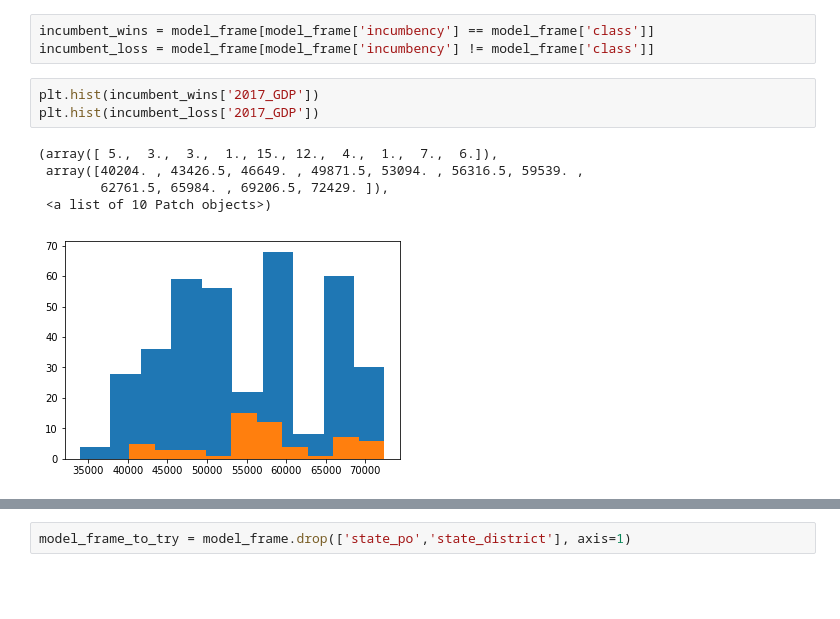
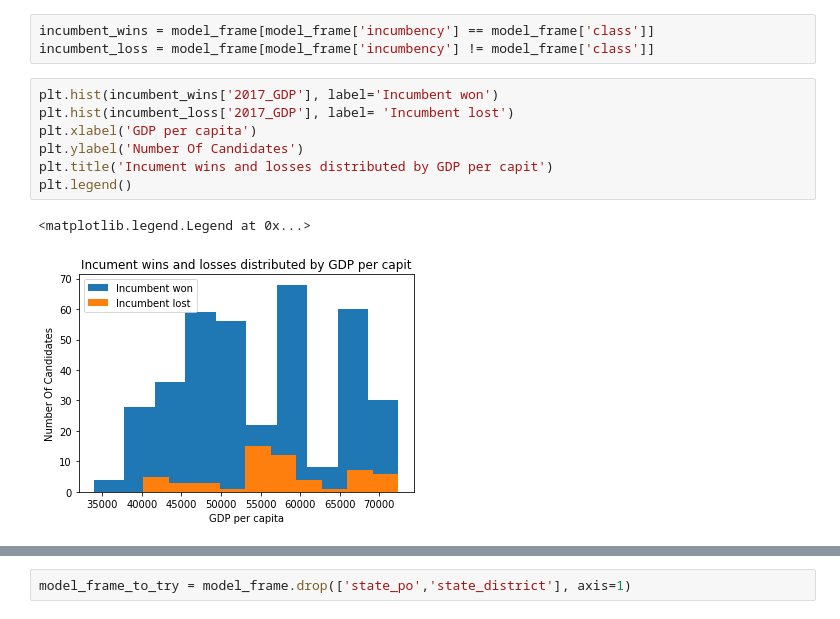
Before and after one commit to Abelay02/CS109a-Final-Project, a Jupyter notebook: Final Project some EDA standard predictors.ipynb, the cells around one changed output, grey strips where cells are left out. Saved outputs shown, nothing was run; the diff lists cells and outputs as text; blank space fills up the shorter version.

Commit message:
Added some more visualizations

```diff
--- a/Final Project some EDA standard predictors.ipynb
+++ b/Final Project some EDA standard predictors.ipynb
@@ -225,12 +236,13 @@ model_frame
 # %%
 incumbent_wins = model_frame[model_frame['incumbency'] == model_frame['class']]
 incumbent_loss = model_frame[model_frame['incumbency'] != model_frame['class']]
-# %%
-plt.hist(incumbent_wins['2017_GDP'])
-plt.hist(incumbent_loss['2017_GDP'])
-# %% [output]
-(array([ 5.,  3.,  3.,  1., 15., 12.,  4.,  1.,  7.,  6.]),
- array([40204. , 43426.5, 46649. , 49871.5, 53094. , 56316.5, 59539. ,
-        62761.5, 65984. , 69206.5, 72429. ]),
- <a list of 10 Patch objects>)
-[figure, removed]
+# %%
+plt.hist(incumbent_wins['2017_GDP'], label='Incumbent won')
+plt.hist(incumbent_loss['2017_GDP'], label= 'Incumbent lost')
+plt.xlabel('GDP per capita')
+plt.ylabel('Number Of Candidates')
+plt.title('Incument wins and losses distributed by GDP per capit')
+plt.legend()
+# %% [output]
+<matplotlib.legend.Legend at 0x...>
+[figure, added]
```
Also changed, not shown: parts of 4 cells of this notebook.
